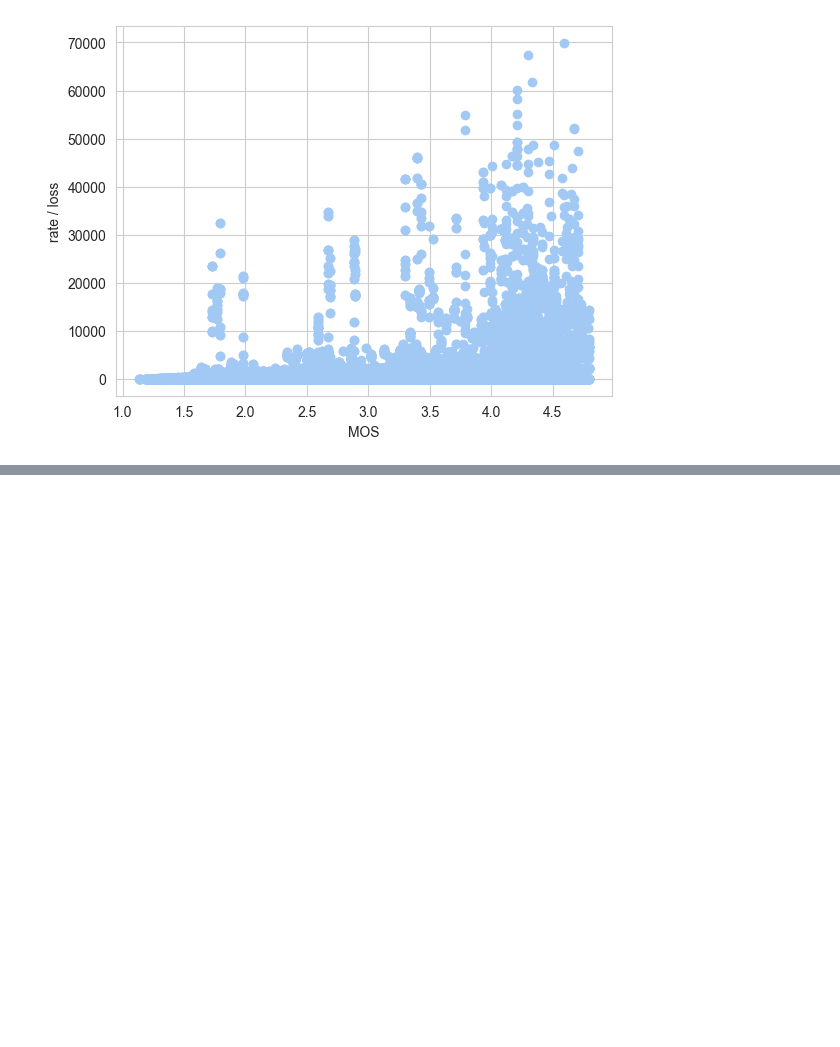
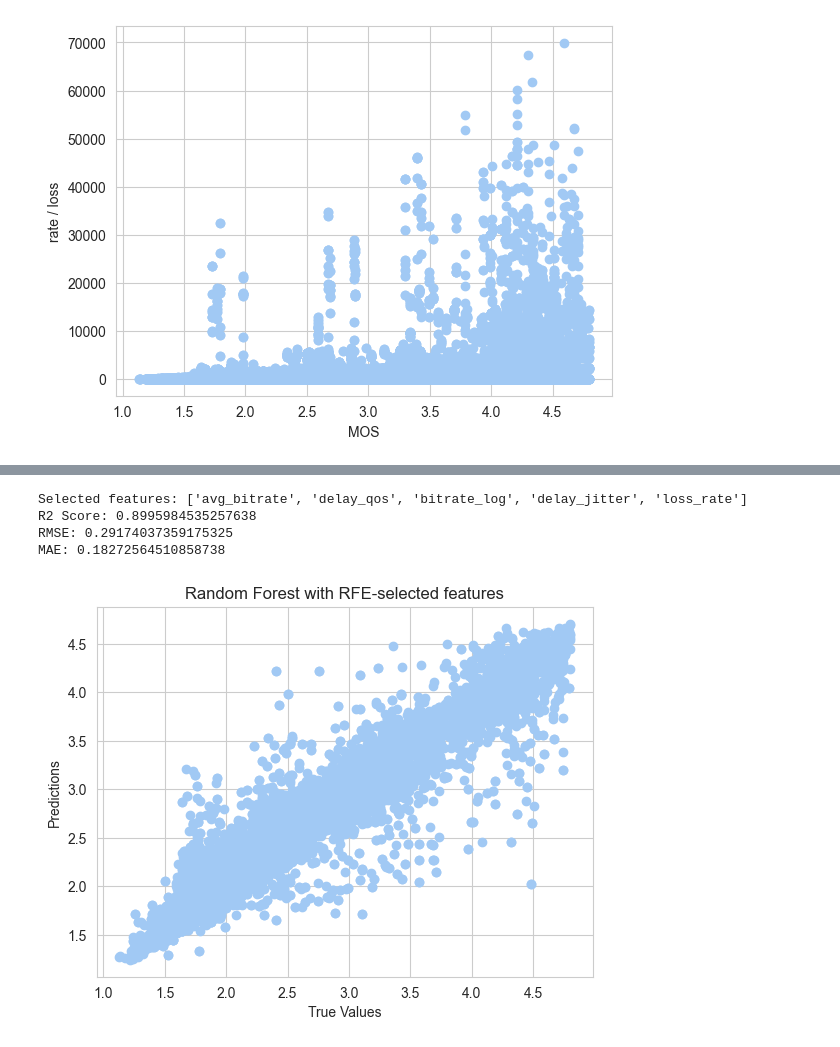
Before and after one commit to zazou-git86/MOS_QOE_Selenium, a Jupyter notebook: MOS_QOE_Selenium.ipynb, the cells around one changed output, grey strips where cells are left out. Saved outputs shown, nothing was run; the diff lists cells and outputs as text; code cells hidden in the pictures; blank space fills up the shorter version.

```diff
--- a/MOS_QOE_Selenium.ipynb
+++ b/MOS_QOE_Selenium.ipynb
@@ -617,0 +447,36 @@ rmse: 0.26845048350477063
+# %%
+#Recursive Feature Elimination
+from sklearn.feature_selection import RFE
+# RFE : ici on teste la sélection des 5 meilleures features
+rfe = RFE(estimator=rf, n_features_to_select=5)
+rfe.fit(X_train, y_train)
+
+# Features sélectionnées
+selected_features = X.columns[rfe.support_]
+print("Selected features:", list(selected_features))
+
+# Entraînement sur les features sélectionnées
+X_train_rfe = X_train[selected_features]
+X_test_rfe = X_test[selected_features]
+
+rf.fit(X_train_rfe, y_train)
+y_pred = rf.predict(X_test_rfe)
+
+# Évaluation
+print("R2 Score:", r2_score(y_test, y_pred))
+print("RMSE:", np.sqrt(mean_squared_error(y_test, y_pred)))
+print("MAE:", mean_absolute_error(y_test, y_pred))
+
+# Scatter plot
+plt.scatter(y_test, y_pred)
+plt.xlabel('True Values')
+plt.ylabel('Predictions')
+plt.title('Random Forest with RFE-selected features')
+plt.grid(True)
+plt.show()
+# %% [output]
+Selected features: ['avg_bitrate', 'delay_qos', 'bitrate_log', 'delay_jitter', 'loss_rate']
+R2 Score: 0.8995984535257638
+RMSE: 0.29174037359175325
+MAE: 0.18272564510858738
+[figure, added]
```
Also changed, not shown: parts of 18 cells of this notebook.
